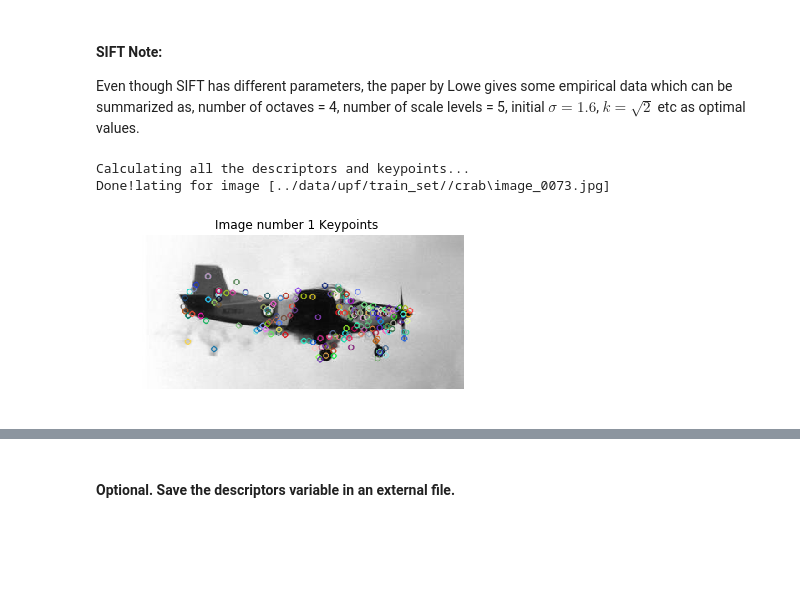
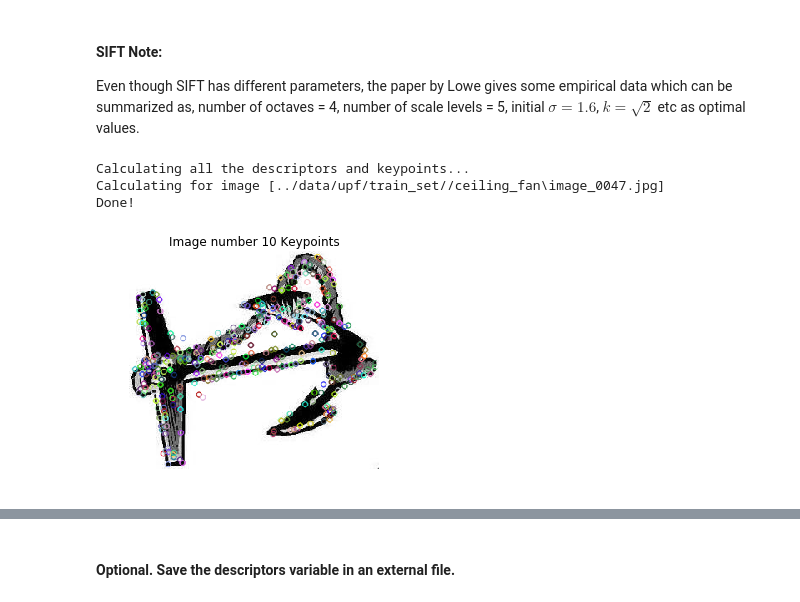
Before and after one commit to asciidiego/bag-of-visual-words, a Jupyter notebook: src/training.ipynb, the cells around one changed output, grey strips where cells are left out. Drawn from its saved outputs; the diff is of its cells as text; code cells hidden in the pictures; blank space fills up the shorter version.

```diff
--- a/src/training.ipynb
+++ b/src/training.ipynb
@@ -102,23 +108,24 @@ for image_path in image_paths:
     gray = cv.cvtColor(im,cv.COLOR_BGR2GRAY) # Converts from one color space to another (grayscale)
     kp, des = sift.detectAndCompute(gray,None)
     des_list.append((image_path, kp, des))
-print("Done!")
+print("\nDone!")
 # %% [output]
 Calculating all the descriptors and keypoints...
-Done!lating for image [../data/upf/train_set//crab\image_0073.jpg]
+Calculating for image [../data/upf/train_set//ceiling_fan\image_0047.jpg]
+Done!
 # %%
 # Example for the 3rd image
-N = 1
-im = cv.imread(des_list[N][0])
+IMAGE_N = 10
+im = cv.imread(des_list[IMAGE_N][0])
 gray = cv.cvtColor(im, cv.COLOR_BGR2GRAY)
 kp, des = sift.detectAndCompute(gray, None)
 kpImg = cv.drawKeypoints(gray, kp, im)
 plt.imshow(im, cmap='gray')
 plt.axis("off")
-plt.title("Image number "+str(N)+" Keypoints")
+plt.title("Image number "+str(IMAGE_N)+" Keypoints")
 plt.show()
 # %% [output]
-[figure, old version]
+[figure, new version]
 # %%
 # Stack all the descriptors vertically in a numpy array
 print("Stacking all the descriptors in a numpy array...")
```
Also changed, not shown: parts of 18 cells of this notebook, 4 other files.
